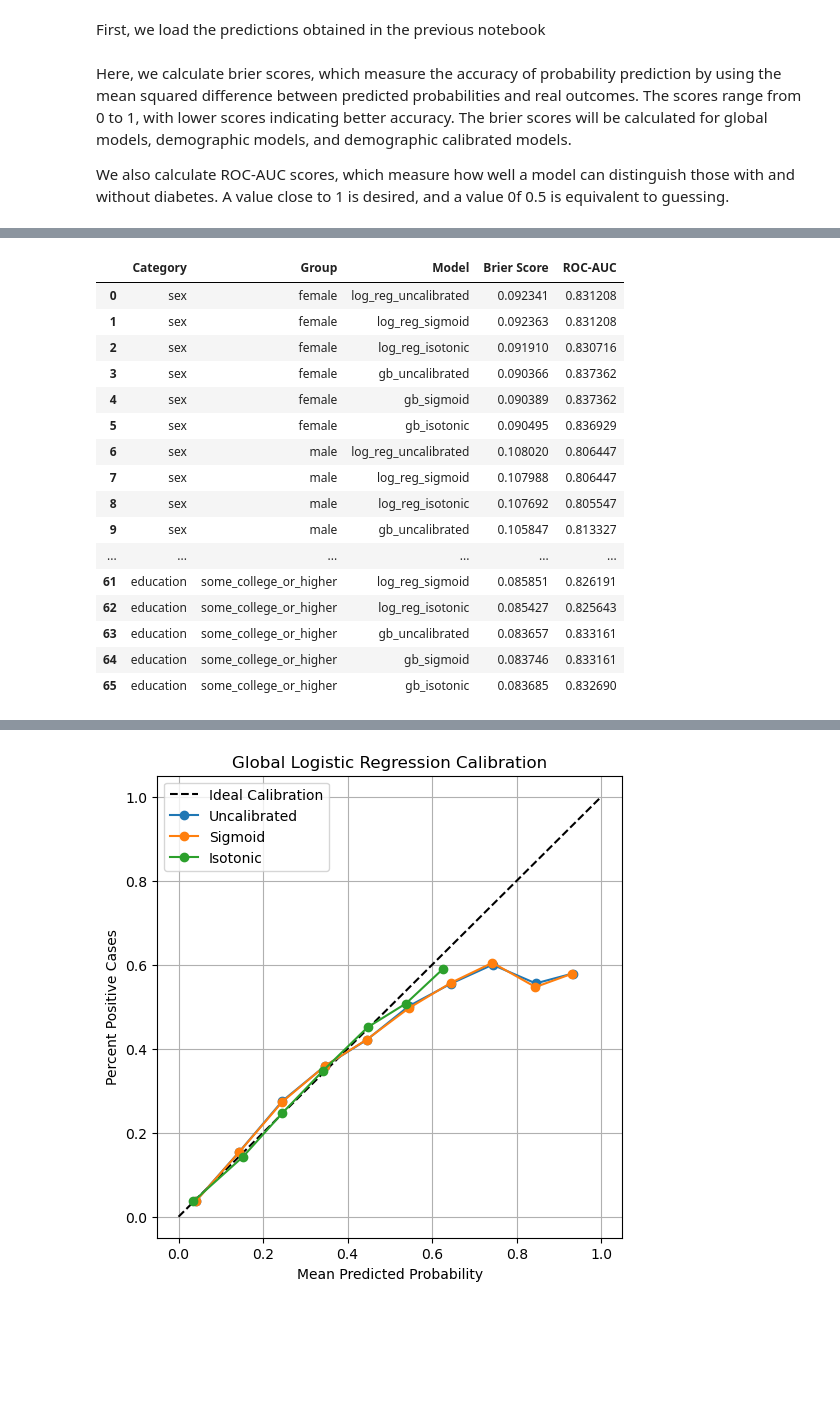
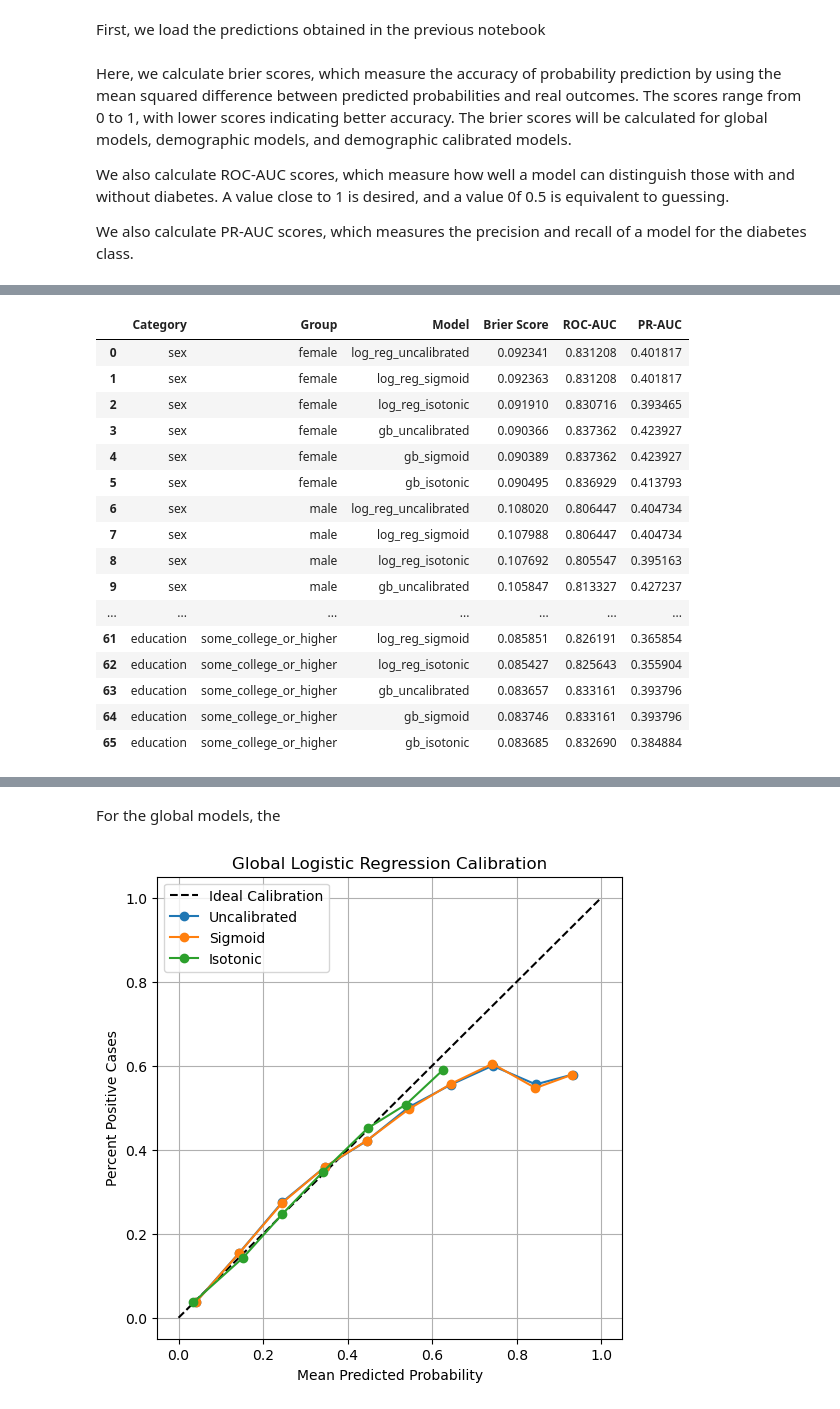
Before and after one commit to emurilloreyes/demographic-diabetes-calibration, a Jupyter notebook: notebooks/04_model_performance.ipynb, the cells around one changed output, grey strips where cells are left out. Drawn from its saved outputs; the diff is of its cells as text; code cells hidden in the pictures; blank space fills up the shorter version.

Commit message:
PR-AUC Column Added

```diff
--- a/notebooks/04_model_performance.ipynb
+++ b/notebooks/04_model_performance.ipynb
@@ -47,9 +48,12 @@ for category, groups in demographic_datasets.items():
 Here, we calculate brier scores, which measure the accuracy of probability prediction by using the mean squared difference between predicted probabilities and real outcomes. The scores range from 0 to 1, with lower scores indicating better accuracy. The brier scores will be calculated for global models, demographic models, and demographic calibrated models.
 
 We also calculate ROC-AUC scores, which measure how well a model can distinguish those with and without diabetes. A value close to 1 is desired, and a value 0f 0.5 is equivalent to guessing.
+
+We also calculate PR-AUC scores, which measures the precision and recall of a model for the diabetes class.
 # %%
 global_brier_scores = {}
 global_roc_auc = {}
+global_pr_auc = {}
 
 # preiction columns
 columns = [
@@ -71,6 +75,10 @@ for name in columns:
         global_predictions["y_true"],
         global_predictions[name]
     )
+    global_pr_auc[name] = average_precision_score(
+        global_predictions["y_true"],
+        global_predictions[name]
+    )
 
 # turn to df
 global_brier_scores = pd.DataFrame(
@@ -82,9 +90,15 @@ global_roc_auc = pd.DataFrame(
     global_roc_auc.items(),
     columns=["Model", "ROC-AUC"]
 )
+
+global_pr_auc = pd.DataFrame(
+    global_pr_auc.items(),
+    columns=["Model", "PR-AUC"]
+)
 # %%
 demographic_brier_scores = []
 demographic_roc_auc = []
+demographic_pr_auc = []
 
 # calculate demographic brier scores and roc-auc
 for category, groups in demographic_predictions.items():
@@ -107,13 +121,21 @@ for category, groups in demographic_predictions.items():
                     "Model": name,
                     "ROC-AUC": roc_auc_score(y_true, y_pred)
                 })
+                demographic_pr_auc.append({
+                    "Category": category,
+                    "Group": group,
+                    "Model": name,
+                    "PR-AUC": average_precision_score(y_true, y_pred)
+                })
 
 # convert to df
 demographic_brier_scores = pd.DataFrame(demographic_brier_scores)
 demographic_roc_auc = pd.DataFrame(demographic_roc_auc)
+demographic_pr_auc = pd.DataFrame(demographic_pr_auc)
 # %%
 global_group_brier_scores = []
 global_group_roc_auc = []
+global_group_pr_auc = []
 
 # calculate brier scores and roc-auc for demographics using models with demgraphic calibration
 for category, groups in global_group_predictions.items():
@@ -136,23 +158,39 @@ for category, groups in global_group_predictions.items():
                     "Model": name,
                     "ROC-AUC": roc_auc_score(y_true, y_pred)
                 })
+                global_group_pr_auc.append({
+                    "Category": category,
+                    "Group": group,
+                    "Model": name,
+                    "PR-AUC": average_precision_score(y_true, y_pred)
+                })
 
 global_group_brier_scores = pd.DataFrame(global_group_brier_scores)
 global_group_roc_auc = pd.DataFrame(global_group_roc_auc)
+global_group_pr_auc = pd.DataFrame(global_group_pr_auc)
 # %%
 # merge the brier and roc-auc dataframes
 global_results = global_brier_scores.merge(
     global_roc_auc,
+    on="Model"
+).merge(
+    global_pr_auc,
     on="Model"
 )
 
 demographic_results = demographic_brier_scores.merge(
     demographic_roc_auc,
     on=["Category", "Group", "Model"]
+).merge(
+    demographic_pr_auc,
+    on=["Category", "Group", "Model"]
 )
 
 global_group_results = global_group_brier_scores.merge(
     global_group_roc_auc,
+    on=["Category", "Group", "Model"]
+).merge(
+    global_group_pr_auc,
     on=["Category", "Group", "Model"]
 )
 
@@ -177,17 +215,17 @@ display(global_group_results)
-|  | Category | Group | Model | Brier Score | ROC-AUC |
-| 0 | sex | female | log_reg_uncalibrated | 0.092341 | 0.831208 |
-| 1 | sex | female | log_reg_sigmoid | 0.092363 | 0.831208 |
-| 2 | sex | female | log_reg_isotonic | 0.091910 | 0.830716 |
-| 3 | sex | female | gb_uncalibrated | 0.090366 | 0.837362 |
-| 4 | sex | female | gb_sigmoid | 0.090389 | 0.837362 |
-| 5 | sex | female | gb_isotonic | 0.090495 | 0.836929 |
-| 6 | sex | male | log_reg_uncalibrated | 0.108020 | 0.806447 |
-| 7 | sex | male | log_reg_sigmoid | 0.107988 | 0.806447 |
-| 8 | sex | male | log_reg_isotonic | 0.107692 | 0.805547 |
-| 9 | sex | male | gb_uncalibrated | 0.105847 | 0.813327 |
-| ... | ... | ... | ... | ... | ... |
-| 61 | education | some_college_or_higher | log_reg_sigmoid | 0.085851 | 0.826191 |
-| 62 | education | some_college_or_higher | log_reg_isotonic | 0.085427 | 0.825643 |
-| 63 | education | some_college_or_higher | gb_uncalibrated | 0.083657 | 0.833161 |
-| 64 | education | some_college_or_higher | gb_sigmoid | 0.083746 | 0.833161 |
-| 65 | education | some_college_or_higher | gb_isotonic | 0.083685 | 0.832690 |
+|  | Category | Group | Model | Brier Score | ROC-AUC | PR-AUC |
+| 0 | sex | female | log_reg_uncalibrated | 0.092341 | 0.831208 | 0.401817 |
+| 1 | sex | female | log_reg_sigmoid | 0.092363 | 0.831208 | 0.401817 |
+| 2 | sex | female | log_reg_isotonic | 0.091910 | 0.830716 | 0.393465 |
+| 3 | sex | female | gb_uncalibrated | 0.090366 | 0.837362 | 0.423927 |
+| 4 | sex | female | gb_sigmoid | 0.090389 | 0.837362 | 0.423927 |
+| 5 | sex | female | gb_isotonic | 0.090495 | 0.836929 | 0.413793 |
+| 6 | sex | male | log_reg_uncalibrated | 0.108020 | 0.806447 | 0.404734 |
+| 7 | sex | male | log_reg_sigmoid | 0.107988 | 0.806447 | 0.404734 |
+| 8 | sex | male | log_reg_isotonic | 0.107692 | 0.805547 | 0.395163 |
+| 9 | sex | male | gb_uncalibrated | 0.105847 | 0.813327 | 0.427237 |
+| ... | ... | ... | ... | ... | ... | ... |
+| 61 | education | some_college_or_higher | log_reg_sigmoid | 0.085851 | 0.826191 | 0.365854 |
+| 62 | education | some_college_or_higher | log_reg_isotonic | 0.085427 | 0.825643 | 0.355904 |
+| 63 | education | some_college_or_higher | gb_uncalibrated | 0.083657 | 0.833161 | 0.393796 |
+| 64 | education | some_college_or_higher | gb_sigmoid | 0.083746 | 0.833161 | 0.393796 |
+| 65 | education | some_college_or_higher | gb_isotonic | 0.083685 | 0.832690 | 0.384884 |
@@ -211,3 +249,5 @@ display(global_group_results)
+# %% [markdown]
+For the global models, the
 # %%
 # plot calibration curves for different prediction methods
 def plot_calibration_curves(y_true, predictions, title):
```
Also changed, not shown: parts of 2 cells of this notebook.
